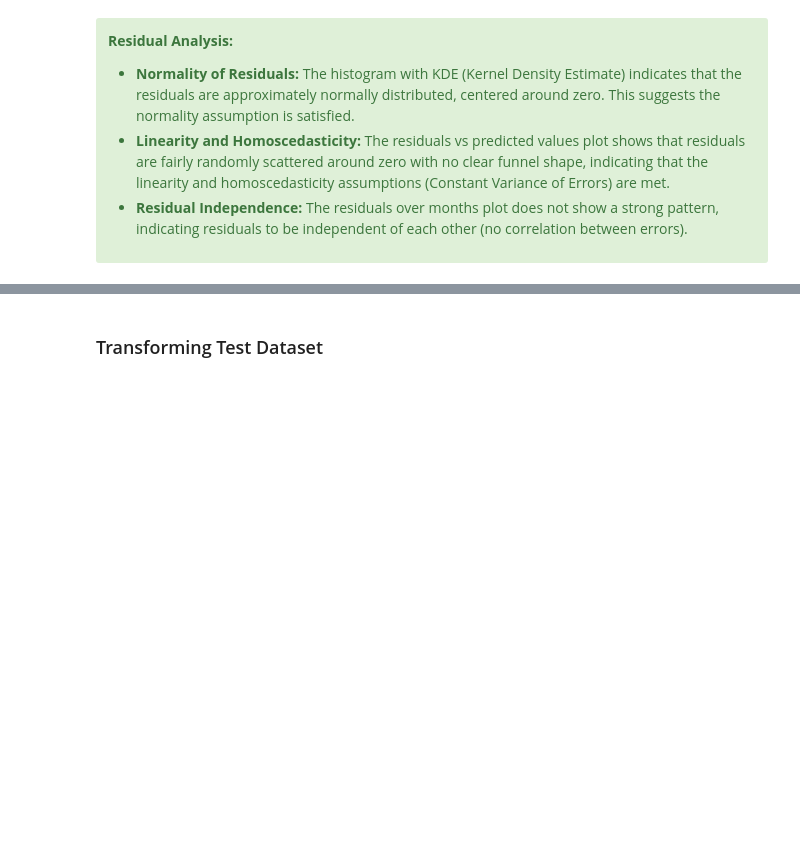
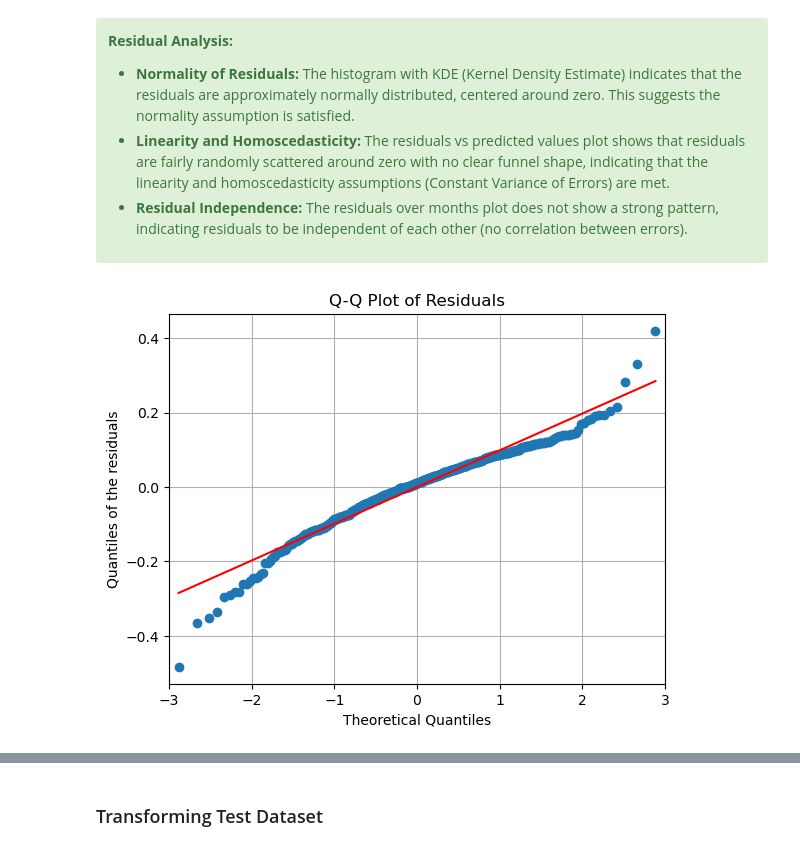
Before and after one commit to RahulMukeshSingh/Bike-Rental, a Jupyter notebook: Mutliple_Linear_Regression.ipynb, the cells around one changed output, grey strips where cells are left out. Drawn from its saved outputs; the diff is of its cells as text; code cells hidden in the pictures; blank space fills up the shorter version.

Commit message:
Added Q-Q Plot  commit

```diff
--- a/Mutliple_Linear_Regression.ipynb
+++ b/Mutliple_Linear_Regression.ipynb
@@ -1240,3 +1240,14 @@ plt.show()
 - **Linearity and Homoscedasticity:** The residuals vs predicted values plot shows that residuals are fairly randomly scattered around zero with no clear funnel shape, indicating that the linearity and homoscedasticity assumptions (Constant Variance of Errors) are met.
 - **Residual Independence:** The residuals over months plot does not show a strong pattern, indicating residuals to be independent of each other (no correlation between errors).
 </div>
+# %%
+# Create a Q-Q plot of the train dataset residuals
+# line='s' -> best-fit line (standardized line)
+sm.qqplot(error_residuals, line='s')
+plt.title('Q-Q Plot of Residuals')
+plt.xlabel('Theoretical Quantiles')
+plt.ylabel('Quantiles of the residuals')
+plt.grid(True)
+plt.show()
+# %% [output]
+[figure, added]
```
Also changed, not shown: parts of 7 cells of this notebook.
